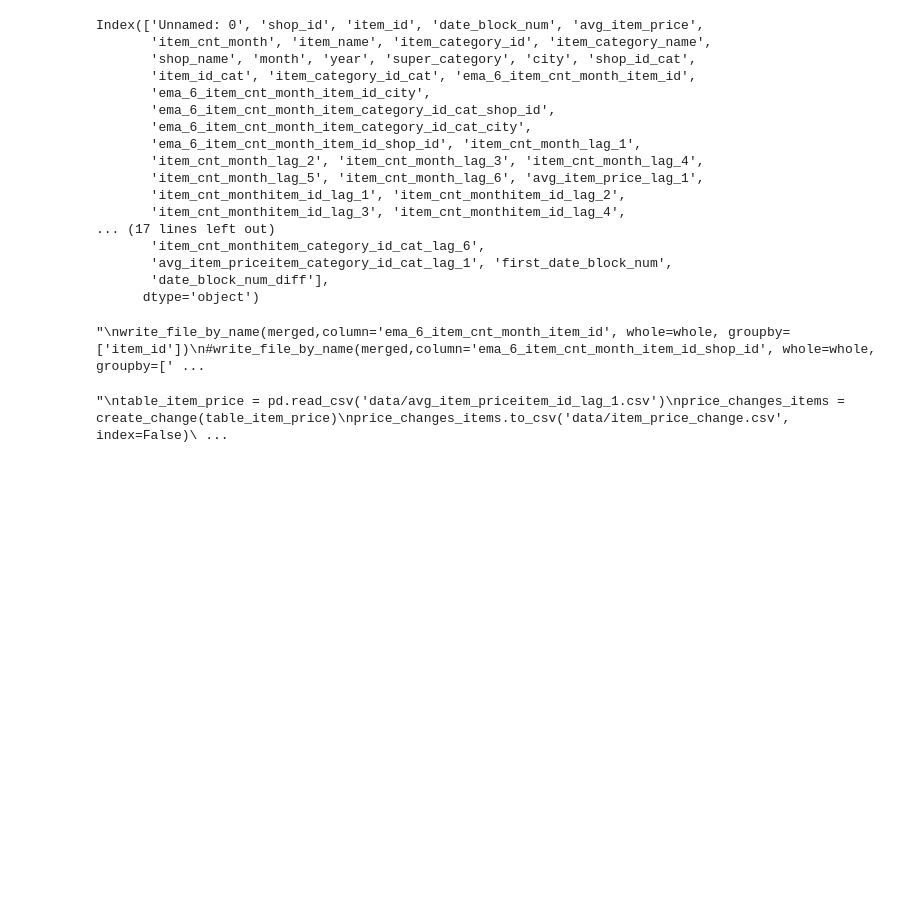
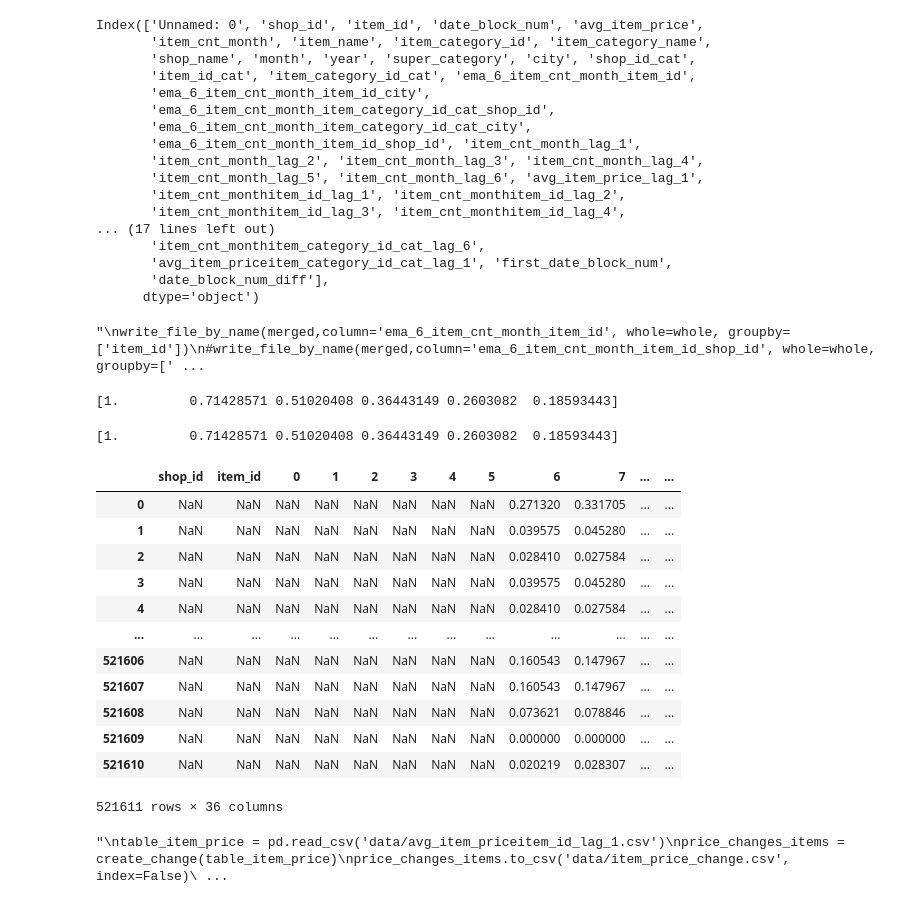
Before and after one commit to valera2444/FutureSalesPrediction, a Jupyter notebook: validation/prepare_data_as_MIX.ipynb, the cells around one changed output. Drawn from its saved outputs; the diff is of its cells as text; code cells hidden in the pictures; blank space fills up the shorter version.

Commit message:
DS-2.1Baseline modeling Changes: - Data preparation pipeline changed

```diff
--- a/validation/prepare_data_as_MIX.ipynb
+++ b/validation/prepare_data_as_MIX.ipynb
@@ -192,6 +207,41 @@ write_file_by_name(merged,column='item_cnt_month_lag_1', whole=whole, groupby=['
+# %%
+def find_mean_by(merged, group_by=None,item_shop_city_category_sup_category=None):
+    merged=merged.merge(item_shop_city_category_sup_category, how='left')
+    means = merged.groupby(group_by)[[name for name in merged.columns if name.isdigit()]].mean().reset_index()
+    return item_shop_city_category_sup_category.merge(means)
 # %%
-#pr[pr['0'] != 0]['0'].describe()
-#whole[whole['date_block_num'] == 0][['shop_id', 'item_id','avg_item_price']].describe()
+means = find_mean_by(merged, ['shop_id','item_id'], item_shop_city_category_sup_category)
+# %%
+emas = calculate_ema_6(means)
+# %% [output]
+[1.         0.71428571 0.51020408 0.36443149 0.2603082  0.18593443]
+# %%
+def write_EMAs(source, groupby):
+    means = find_mean_by(source, groupby, item_shop_city_category_sup_category)
+    emas = calculate_ema_6(means)
+    numerical = [col for col in emas.columns if col.isdigit()]
+    numerical = [col for col in numerical if int(col) < 34]
+
+    train = emas[['shop_id','item_id', *numerical]]
+    train.to_csv(f'data/ema_{'_'.join(groupby)}')
+    return train
+# %%
+write_EMAs(merged, ['item_category_id','shop_id'])
+# %% [output]
+[1.         0.71428571 0.51020408 0.36443149 0.2603082  0.18593443]
+|  | shop_id | item_id | 0 | 1 | 2 | 3 | 4 | 5 | 6 | 7 | ... | ... |
+| 0 | NaN | NaN | NaN | NaN | NaN | NaN | NaN | NaN | 0.271320 | 0.331705 | ... | ... |
+| 1 | NaN | NaN | NaN | NaN | NaN | NaN | NaN | NaN | 0.039575 | 0.045280 | ... | ... |
+| 2 | NaN | NaN | NaN | NaN | NaN | NaN | NaN | NaN | 0.028410 | 0.027584 | ... | ... |
+| 3 | NaN | NaN | NaN | NaN | NaN | NaN | NaN | NaN | 0.039575 | 0.045280 | ... | ... |
+| 4 | NaN | NaN | NaN | NaN | NaN | NaN | NaN | NaN | 0.028410 | 0.027584 | ... | ... |
+| ... | ... | ... | ... | ... | ... | ... | ... | ... | ... | ... | ... | ... |
+| 521606 | NaN | NaN | NaN | NaN | NaN | NaN | NaN | NaN | 0.160543 | 0.147967 | ... | ... |
+| 521607 | NaN | NaN | NaN | NaN | NaN | NaN | NaN | NaN | 0.160543 | 0.147967 | ... | ... |
+| 521608 | NaN | NaN | NaN | NaN | NaN | NaN | NaN | NaN | 0.073621 | 0.078846 | ... | ... |
+| 521609 | NaN | NaN | NaN | NaN | NaN | NaN | NaN | NaN | 0.000000 | 0.000000 | ... | ... |
+| 521610 | NaN | NaN | NaN | NaN | NaN | NaN | NaN | NaN | 0.020219 | 0.028307 | ... | ... |
+521611 rows × 36 columns
 # %%
 """
 table_item_price = pd.read_csv('data/avg_item_priceitem_id_lag_1.csv')
```
Also changed, not shown: parts of 3 cells of this notebook, 3 other files.
